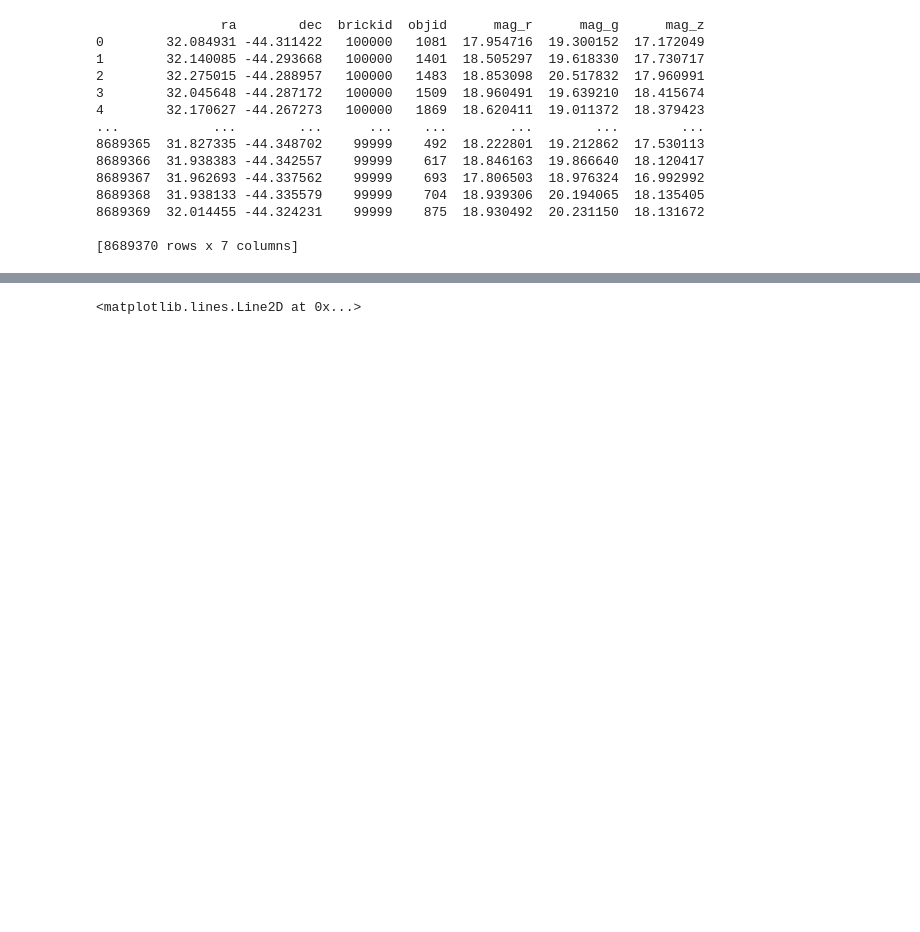
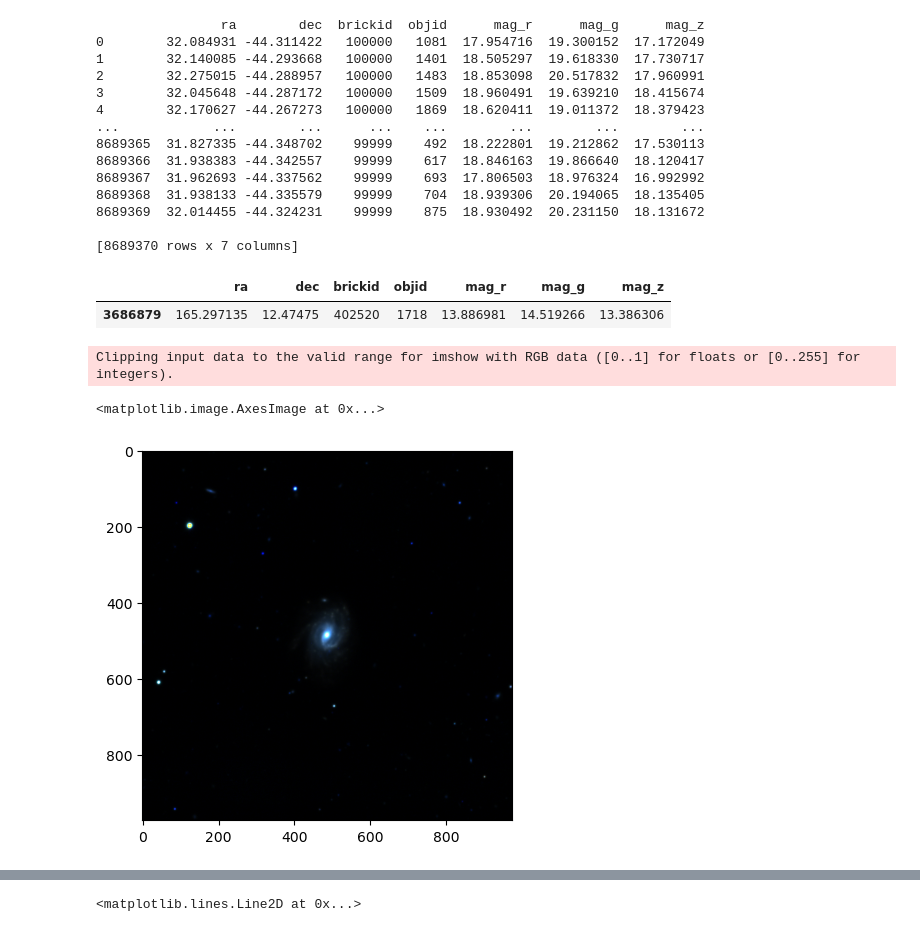
Before and after one commit to mwalmsley/zoobot-3d, a Jupyter notebook: desi_manga_crossmatch.ipynb, the cells around one changed output, grey strips where cells are left out. Saved outputs shown, nothing was run; the diff lists cells and outputs as text; code cells hidden in the pictures; blank space fills up the shorter version.

```diff
--- a/desi_manga_crossmatch.ipynb
+++ b/desi_manga_crossmatch.ipynb
@@ -39,6 +39,19 @@ print(gz_desi)
 8689369  32.014455 -44.324231    99999    875  18.930492  20.231150  18.131672
 
 [8689370 rows x 7 columns]
+# %%
+gz_desi.query('brickid == 402520').query('objid == 1718')
+# %% [output]
+|  | ra | dec | brickid | objid | mag_r | mag_g | mag_z |
+| 3686879 | 165.297135 | 12.47475 | 402520 | 1718 | 13.886981 | 14.519266 | 13.386306 |
+# %%
+from astropy.io import fits
+
+plt.imshow(fits.open('data/gz_desi/fits/402520/402520_1718.fits')[0].data.transpose(1, 2, 0))
+# %% [output]
+Clipping input data to the valid range for imshow with RGB data ([0..1] for floats or [0..255] for integers).
+<matplotlib.image.AxesImage at 0x...>
+[figure, added]
 # %%
 # manga = Table.read('/Users/user/repos/zoobot-3d/data/MaNGA_GZD_auto-v1_0_1.fits')[['MANGAID', 'NSA_IAUNAME', 'OBJRA', 'OBJDEC', 'Z', 'MNGTARG1', 'MNGTARG2', 'MNGTARG3', 'IFUDESIGNSIZE']].to_pandas()
 # manga['MANGAID'] = manga['MANGAID'].str.decode('utf8')
```
Also changed, not shown: 4 other files.
